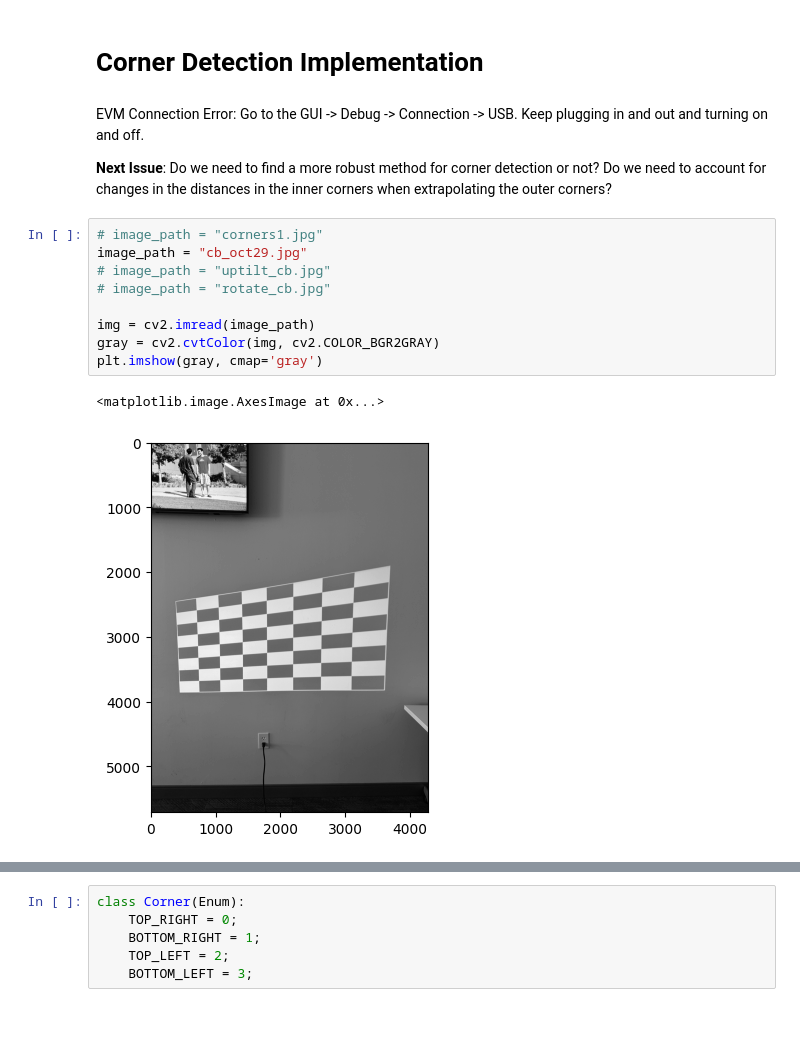
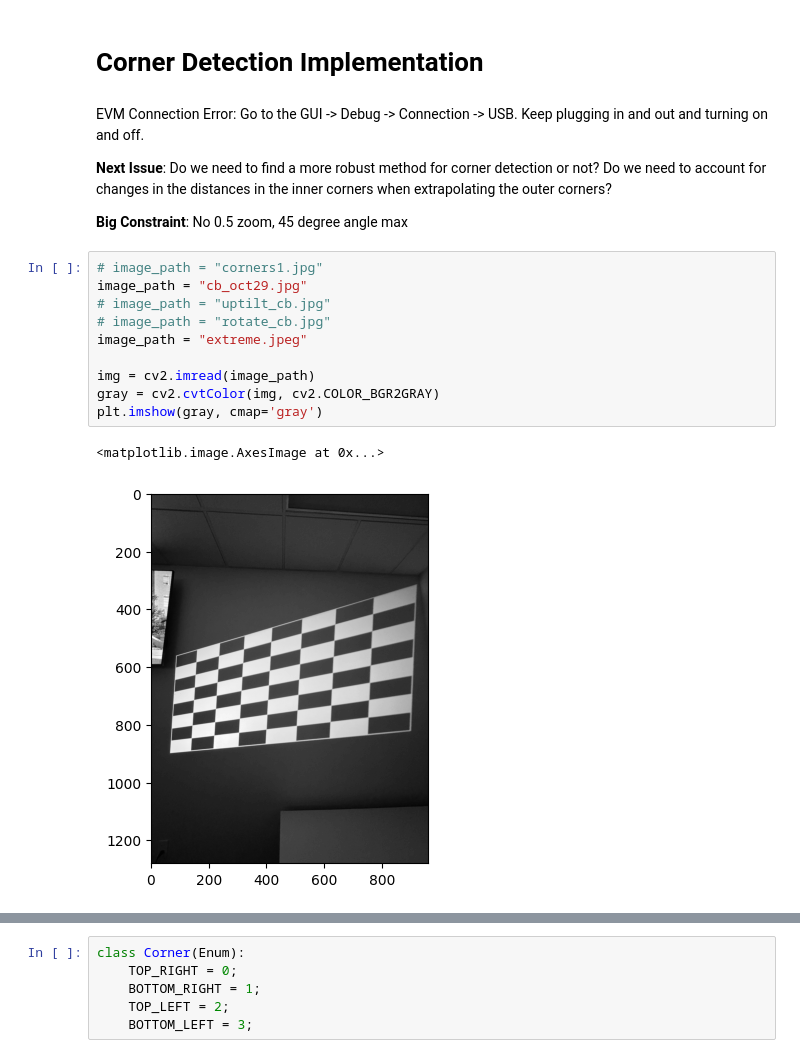
Before and after one commit to jsreed2003/TI-Image-Processing, a Jupyter notebook: keystone_correction/keystone_correction.ipynb, the cells around one changed output, grey strips where cells are left out. Cells and saved outputs as stored; diff of their text form; blank space fills up the shorter version.

```diff
--- a/keystone_correction/keystone_correction.ipynb
+++ b/keystone_correction/keystone_correction.ipynb
@@ -10,18 +10,21 @@ from enum import Enum
 EVM Connection Error: Go to the GUI -> Debug -> Connection -> USB. Keep plugging in and out and turning on and off.
 
 **Next Issue**: Do we need to find a more robust method for corner detection or not? Do we need to account for changes in the distances in the inner corners when extrapolating the outer corners?
+
+**Big Constraint**: No 0.5 zoom, 45 degree angle max
 # %%
 # image_path = "corners1.jpg"
 image_path = "cb_oct29.jpg"
 # image_path = "uptilt_cb.jpg"
 # image_path = "rotate_cb.jpg"
+image_path = "extreme.jpeg"
 
 img = cv2.imread(image_path)
 gray = cv2.cvtColor(img, cv2.COLOR_BGR2GRAY)
 plt.imshow(gray, cmap='gray')
 # %% [output]
 <matplotlib.image.AxesImage at 0x...>
-[figure, old version]
+[figure, new version]
 # %%
 pattern_size = (8-1, 8-1)
 ret, corners = cv2.findChessboardCorners(gray, pattern_size)
```
Also changed, not shown: parts of 9 cells of this notebook, 5 other files.
